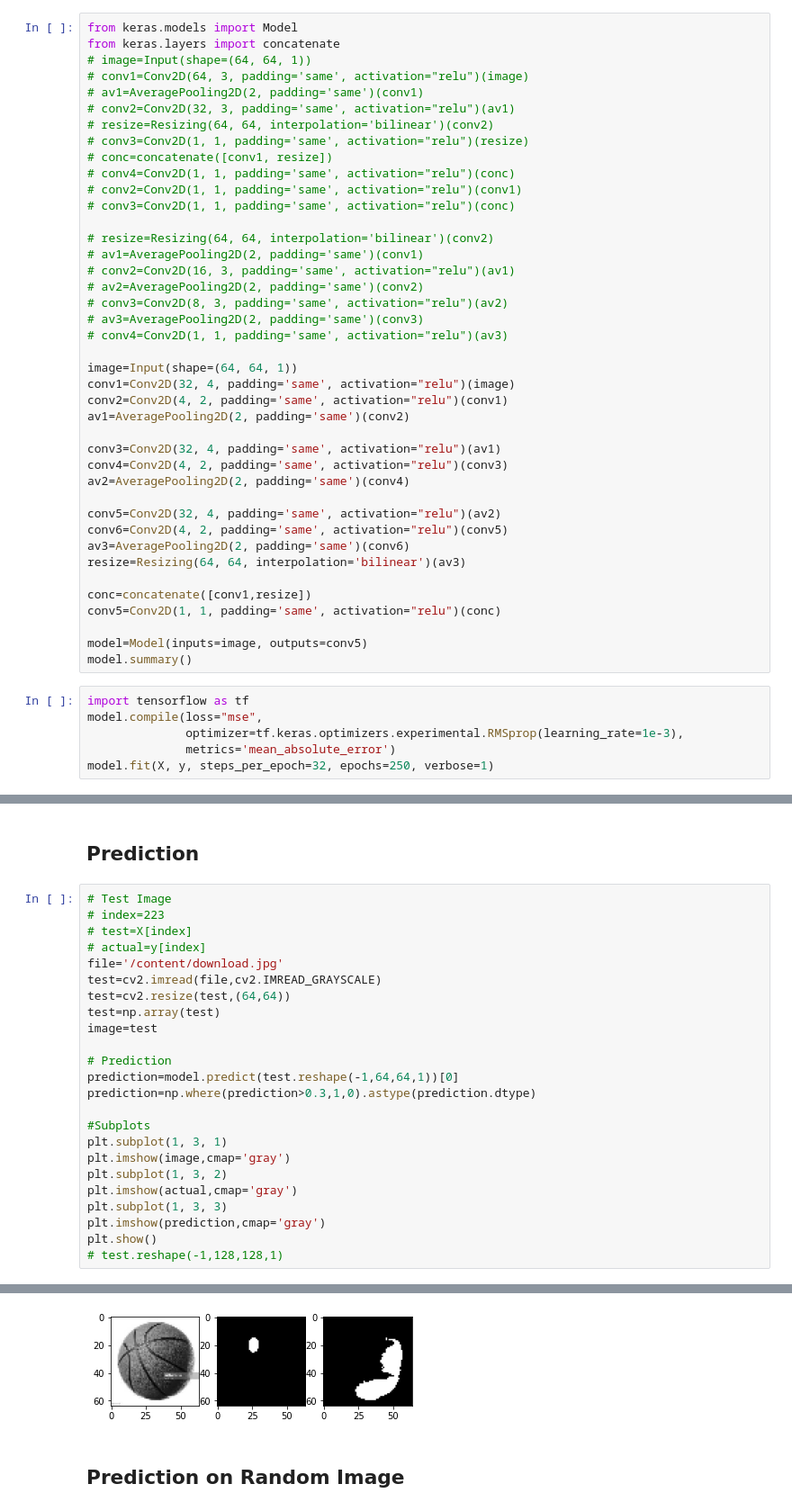
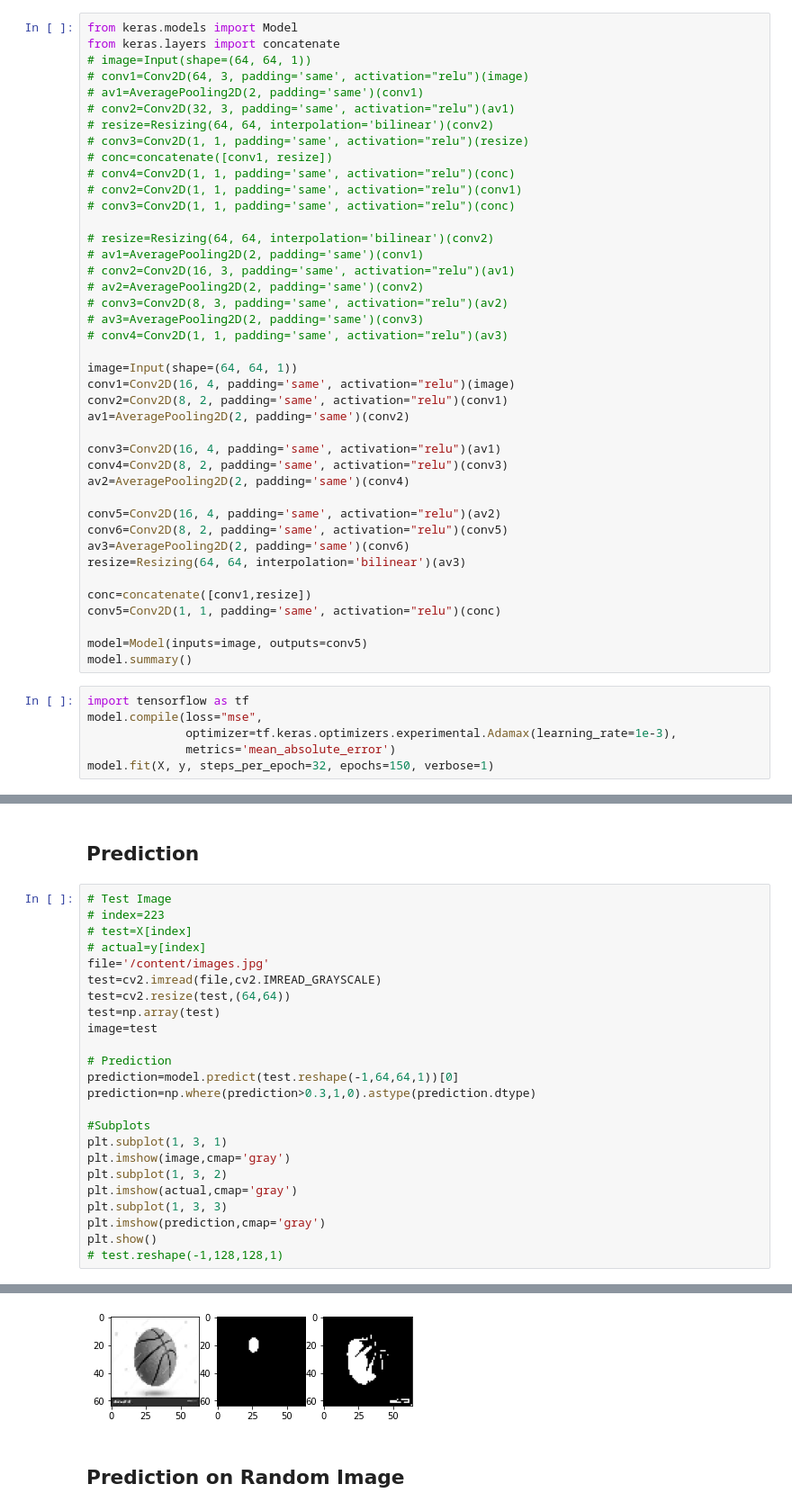
Before and after one commit to nnilayy/Ground-Zero, a Jupyter notebook: Segmentation.ipynb, the cells around one changed output, grey strips where cells are left out. Shown at 90% size. Cells and saved outputs as stored; diff of their text form.

```diff
--- a/Segmentation.ipynb
+++ b/Segmentation.ipynb
@@ -129,16 +129,16 @@ from keras.layers import concatenate
 # conv4=Conv2D(1, 1, padding='same', activation="relu")(av3)
 
 image=Input(shape=(64, 64, 1))
-conv1=Conv2D(32, 4, padding='same', activation="relu")(image)
-conv2=Conv2D(4, 2, padding='same', activation="relu")(conv1)
+conv1=Conv2D(16, 4, padding='same', activation="relu")(image)
+conv2=Conv2D(8, 2, padding='same', activation="relu")(conv1)
 av1=AveragePooling2D(2, padding='same')(conv2)
 
-conv3=Conv2D(32, 4, padding='same', activation="relu")(av1)
-conv4=Conv2D(4, 2, padding='same', activation="relu")(conv3)
+conv3=Conv2D(16, 4, padding='same', activation="relu")(av1)
+conv4=Conv2D(8, 2, padding='same', activation="relu")(conv3)
 av2=AveragePooling2D(2, padding='same')(conv4)
 
-conv5=Conv2D(32, 4, padding='same', activation="relu")(av2)
-conv6=Conv2D(4, 2, padding='same', activation="relu")(conv5)
+conv5=Conv2D(16, 4, padding='same', activation="relu")(av2)
+conv6=Conv2D(8, 2, padding='same', activation="relu")(conv5)
 av3=AveragePooling2D(2, padding='same')(conv6)
 resize=Resizing(64, 64, interpolation='bilinear')(av3)
 
@@ -150,7 +150,7 @@ model.summary()
 # %%
 import tensorflow as tf
 model.compile(loss="mse",
-              optimizer=tf.keras.optimizers.experimental.RMSprop(learning_rate=1e-3),
+              optimizer=tf.keras.optimizers.experimental.Adamax(learning_rate=1e-3),
               metrics='mean_absolute_error')
-model.fit(X, y, steps_per_epoch=32, epochs=250, verbose=1)
+model.fit(X, y, steps_per_epoch=32, epochs=150, verbose=1)
 # %% [output]
@@ -178,7 +179,7 @@ Epoch 250/250
 # index=223
 # test=X[index]
 # actual=y[index]
-file='/content/download.jpg'
+file='/content/images.jpg'
 test=cv2.imread(file,cv2.IMREAD_GRAYSCALE)
 test=cv2.resize(test,(64,64))
 test=np.array(test)
@@ -202,4 +203,4 @@ plt.show()
-[figure, old version]
+[figure, new version]
 # %% [markdown]
 ## Prediction on Random Image
 # %%
```
Also changed, not shown: parts of 2 cells of this notebook.
